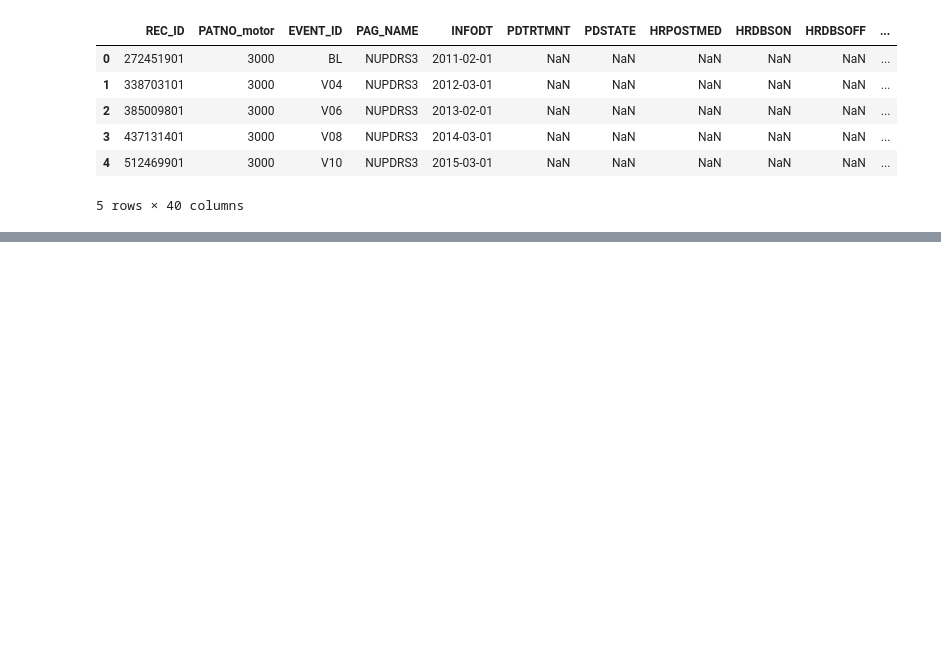
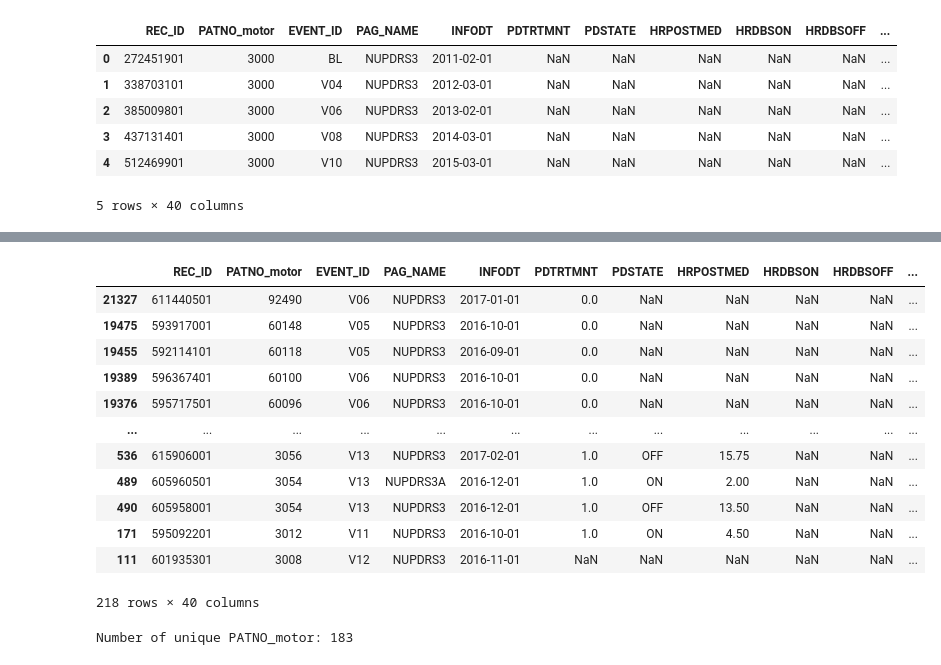
Before and after one commit to LarsHeijnennn/Thesis, a Jupyter notebook: Modelling/temp/motor_blood_merge_attempt.ipynb, the cells around one changed output, grey strips where cells are left out. Saved outputs shown, nothing was run; the diff lists cells and outputs as text; code cells hidden in the pictures; blank space fills up the shorter version.

```diff
--- a/Modelling/temp/motor_blood_merge_attempt.ipynb
+++ b/Modelling/temp/motor_blood_merge_attempt.ipynb
@@ -216,0 +241,22 @@ display(merged_data[merged_data['TESTVALUE'].notna()])
+# %%
+csf_alpha_synuclein_data = csf_alpha_synuclein_data.sort_values(by='PATNO_motor', ascending=False)
+display(csf_alpha_synuclein_data)
+# %% [output]
+|  | REC_ID | PATNO_motor | EVENT_ID | PAG_NAME | INFODT | PDTRTMNT | PDSTATE | HRPOSTMED | HRDBSON | HRDBSOFF | ... |
+| 21327 | 611440501 | 92490 | V06 | NUPDRS3 | 2017-01-01 | 0.0 | NaN | NaN | NaN | NaN | ... |
+| 19475 | 593917001 | 60148 | V05 | NUPDRS3 | 2016-10-01 | 0.0 | NaN | NaN | NaN | NaN | ... |
+| 19455 | 592114101 | 60118 | V05 | NUPDRS3 | 2016-09-01 | 0.0 | NaN | NaN | NaN | NaN | ... |
+| 19389 | 596367401 | 60100 | V06 | NUPDRS3 | 2016-10-01 | 0.0 | NaN | NaN | NaN | NaN | ... |
+| 19376 | 595717501 | 60096 | V06 | NUPDRS3 | 2016-10-01 | 0.0 | NaN | NaN | NaN | NaN | ... |
+| ... | ... | ... | ... | ... | ... | ... | ... | ... | ... | ... | ... |
+| 536 | 615906001 | 3056 | V13 | NUPDRS3 | 2017-02-01 | 1.0 | OFF | 15.75 | NaN | NaN | ... |
+| 489 | 605960501 | 3054 | V13 | NUPDRS3A | 2016-12-01 | 1.0 | ON | 2.00 | NaN | NaN | ... |
+| 490 | 605958001 | 3054 | V13 | NUPDRS3 | 2016-12-01 | 1.0 | OFF | 13.50 | NaN | NaN | ... |
+| 171 | 595092201 | 3012 | V11 | NUPDRS3 | 2016-10-01 | 1.0 | ON | 4.50 | NaN | NaN | ... |
+| 111 | 601935301 | 3008 | V12 | NUPDRS3 | 2016-11-01 | NaN | NaN | NaN | NaN | NaN | ... |
+218 rows × 40 columns
+# %%
+unique_patno_motor_count = csf_alpha_synuclein_data['PATNO_motor'].nunique()
+print(f"Number of unique PATNO_motor: {unique_patno_motor_count}")
+# %% [output]
+Number of unique PATNO_motor: 183
```
Also changed, not shown: parts of 4 cells of this notebook, 7 other files.
